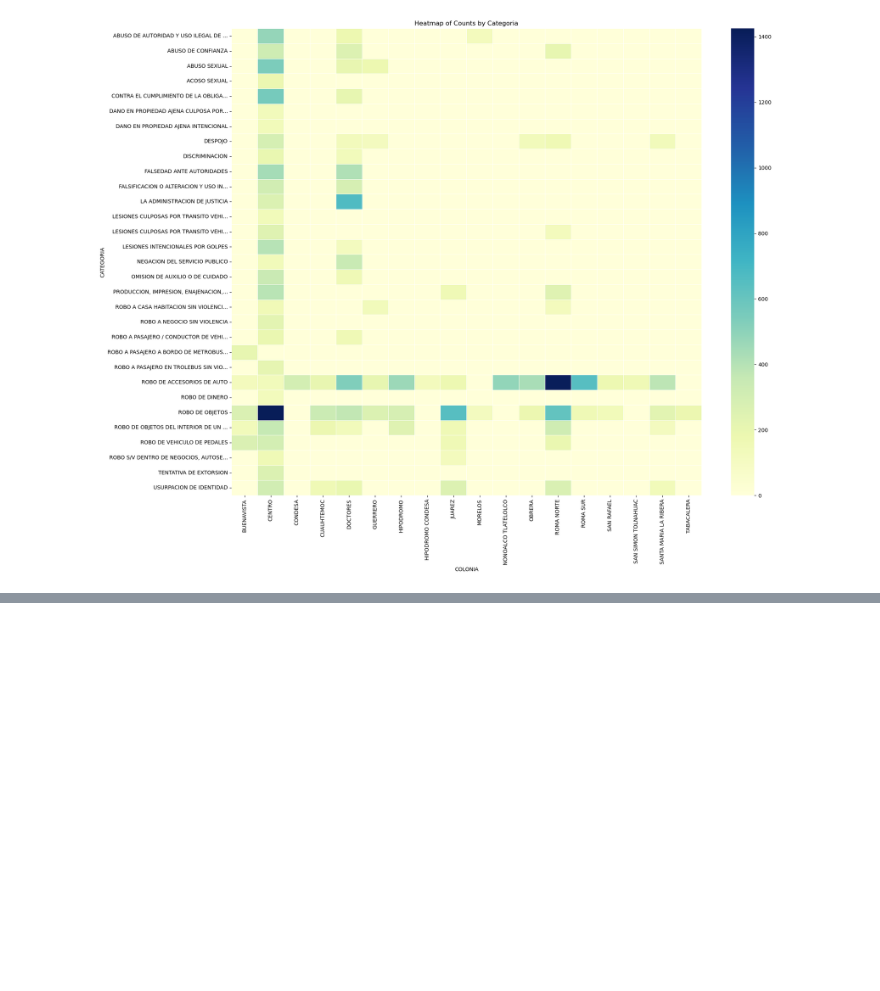
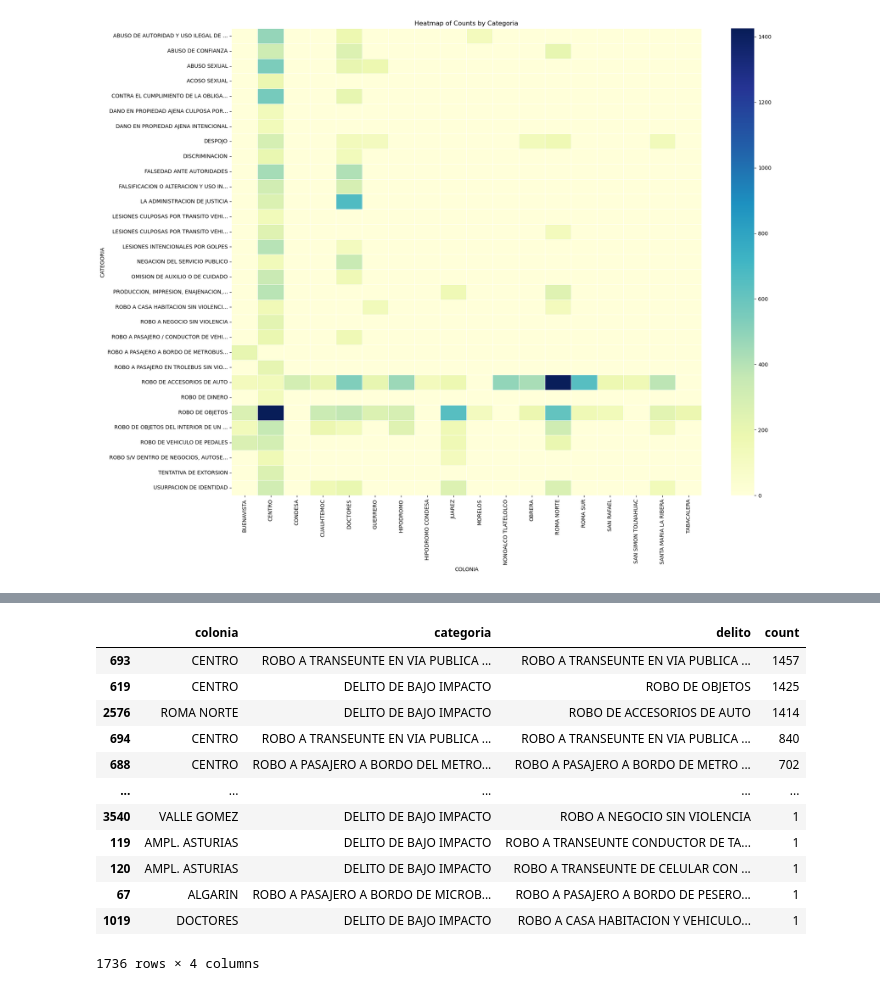
Before and after one commit to marcocasillas91/sdc-security, a Jupyter notebook: notebooks/5_cuau_visualizations.ipynb, the cells around one changed output, grey strips where cells are left out. Cells and saved outputs as stored; diff of their text form; code cells hidden in the pictures; blank space fills up the shorter version.

```diff
--- a/notebooks/5_cuau_visualizations.ipynb
+++ b/notebooks/5_cuau_visualizations.ipynb
@@ -195,0 +203,41 @@ heatmap(heatmap_data, 'Heatmap of Counts by Categoria','COLONIA','CATEGORIA')
+# %%
+#cuau_robos = cuau_delitos[]
+additional_crimes = [
+    "ABUSO SEXUAL",
+    "ABUSO DE AUTORIDAD Y USO ILEGAL DE LA FUERZA PUBLICA",
+    "LESIONES INTENCIONALES POR GOLPES",
+    "OMISION DE AUXILIO O DE CUIDADO",
+    "ACOSO SEXUAL",
+    "ROBO DE PLACA DE AUTOMOVIL",
+    "NEGACION DEL SERVICIO PUBLICO",
+    "PRIVACION DE LA LIBERTAD PERSONAL",
+    "CONTRA LA INTIMIDAD SEXUAL",
+    "LESIONES INTENCIONALES POR ARMA BLANCA",
+    "SUSTRACCION DE MENORES",
+    "LESIONES CULPOSAS" ,
+    "LESIONES INTENCIONALES",
+    "RETENCION O SUSTRACCION DE MENORES INCAPACES",
+    "CORRUPCION DE PERSONAS MENORES DE EDAD O PERSONAS QUE NO TENGAN CAPACIDAD PARA COMPRENDER EL SIGNIFICADO DEL HECHO O DE PERSONAS QUE NO TENGAN CAPACIDAD DE RESISTIR LA CONDUCTA",
+    "TENTATIVA DE HOMICIDIO",
+    "TRATA DE PERSONAS",
+    "TORTURA",
+    "SECUESTRO EXPRESS (PARA COMETER ROBO O EXTORSION)"
+]
+
+rows_to_use = cuau_delitos['delito'].str.contains('ROBO') | cuau_delitos['delito'].isin(additional_crimes)
+cuau_robos = cuau_delitos[rows_to_use].copy()
+cuau_robos.sort_values(by = 'count', ascending = False)
+# %% [output]
+|  | colonia | categoria | delito | count |
+| 693 | CENTRO | ROBO A TRANSEUNTE EN VIA PUBLICA ... | ROBO A TRANSEUNTE EN VIA PUBLICA ... | 1457 |
+| 619 | CENTRO | DELITO DE BAJO IMPACTO | ROBO DE OBJETOS | 1425 |
+| 2576 | ROMA NORTE | DELITO DE BAJO IMPACTO | ROBO DE ACCESORIOS DE AUTO | 1414 |
+| 694 | CENTRO | ROBO A TRANSEUNTE EN VIA PUBLICA ... | ROBO A TRANSEUNTE EN VIA PUBLICA ... | 840 |
+| 688 | CENTRO | ROBO A PASAJERO A BORDO DEL METRO... | ROBO A PASAJERO A BORDO DE METRO ... | 702 |
+| ... | ... | ... | ... | ... |
+| 3540 | VALLE GOMEZ | DELITO DE BAJO IMPACTO | ROBO A NEGOCIO SIN VIOLENCIA | 1 |
+| 119 | AMPL. ASTURIAS | DELITO DE BAJO IMPACTO | ROBO A TRANSEUNTE CONDUCTOR DE TA... | 1 |
+| 120 | AMPL. ASTURIAS | DELITO DE BAJO IMPACTO | ROBO A TRANSEUNTE DE CELULAR CON ... | 1 |
+| 67 | ALGARIN | ROBO A PASAJERO A BORDO DE MICROB... | ROBO A PASAJERO A BORDO DE PESERO... | 1 |
+| 1019 | DOCTORES | DELITO DE BAJO IMPACTO | ROBO A CASA HABITACION Y VEHICULO... | 1 |
+1736 rows × 4 columns
```
Also changed, not shown: parts of 4 cells of this notebook.
